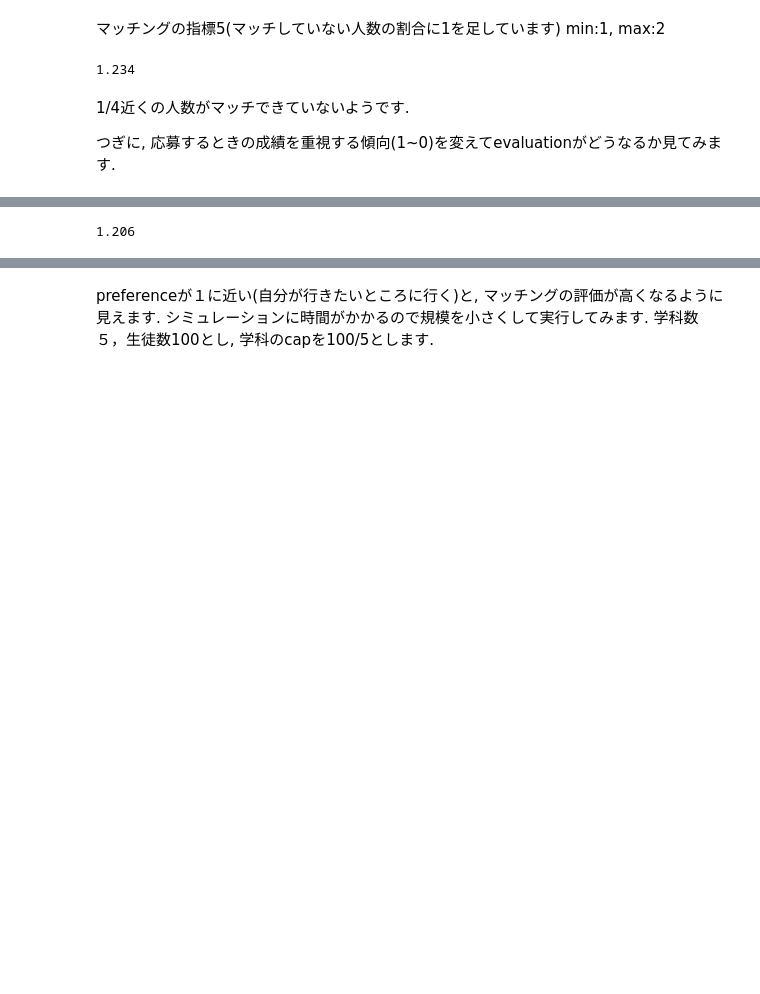
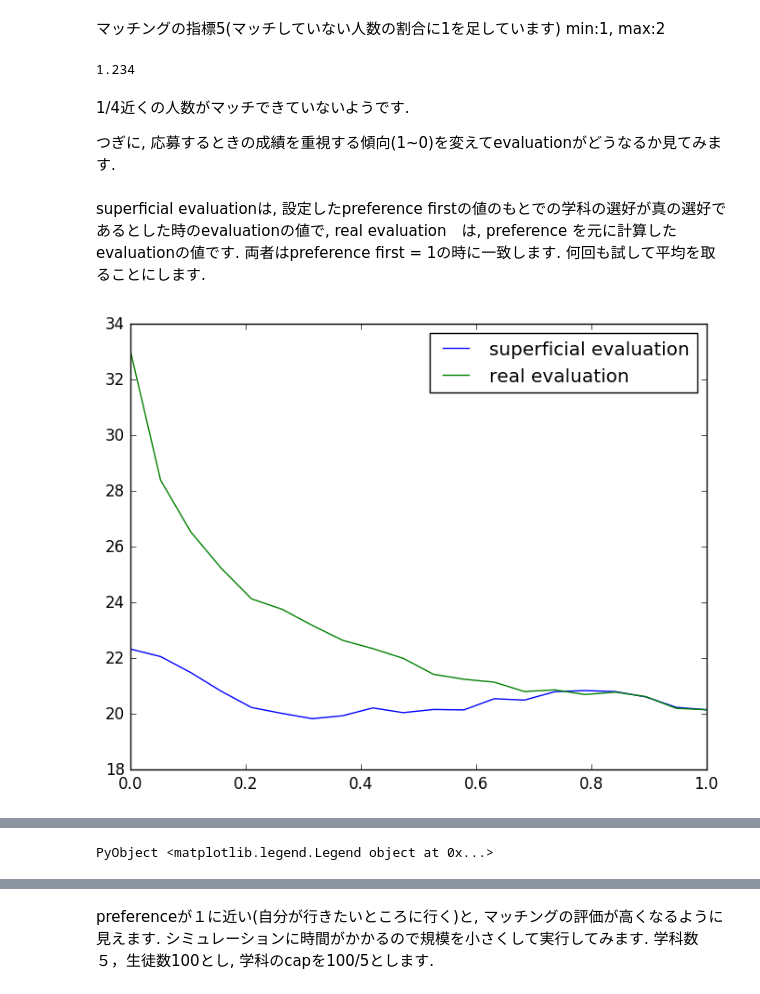
Before and after one commit to nswa17/-, a Jupyter notebook: demo.ipynb, the cells around one changed output, grey strips where cells are left out. Saved outputs shown, nothing was run; the diff lists cells and outputs as text; code cells hidden in the pictures; blank space fills up the shorter version.

```diff
--- a/demo.ipynb
+++ b/demo.ipynb
@@ -282,43 +282,66 @@ evaluate_matched5(s_matched, s_prefs)
 1/4近くの人数がマッチできていないようです.
 
 つぎに, 応募するときの成績を重視する傾向(1~0)を変えてevaluationがどうなるか見てみます.
+# %% [markdown]
+superficial evaluationは, 設定したpreference firstの値のもとでの学科の選好が真の選好であるとした時のevaluationの値で, real evaluation　は, preference を元に計算したevaluationの値です. 両者はpreference first = 1の時に一致します.
+何回も試して平均を取ることにします.
 # %%
 using DataFrames
 using PyPlot
 using ExcelReaders
+include("da.jl")
 include("functions.jl")
-student_num = 1000
+students_num = 1000
 mu = 0.5
 sigma2 = 0.2
 sigma2_error = 0.05
 
-akiramenai = []
-akirameru = []
-preferences  = collect(0:0.05:1)
-for preference in preferences
-    faculties_list = read_faculty_data("revised.csv", student_num)
-    faculty_num = length(faculties_list)
-    students_list = generate_students(student_num, mu, sigma2, sigma2_error, faculty_num, () -> preference)
+preferences  = collect(linspace(0, 1, 20))
+loops = 10
+faculties_list = read_faculty_data("revised.csv", student_num)
+faculty_num = length(faculties_list)
+ev_sups = []
+ev_reals = []
+for i in 1:loops
+    ev_sup = []
+    ev_real = []
 
+    students_list = generate_students(students_num, mu, sigma2, sigma2_error, faculty_num, ()->0)
+    set_real_prefs_students(students_list, faculties_list)
     set_prefs_faculties(faculties_list, students_list)
-    set_prefs_students(students_list, faculties_list)
-    set_real_prefs_students(students_list, faculties_list)
-    #println(faculties_list)
+    s_real_prefs = get_real_prefs(students_list)
+    for preference in preferences
+        for s in students_list
+            s.preference_first = preference
+        end
+        set_prefs_students(students_list, faculties_list)
 
-    s_prefs = generate_prefs(students_list)
-    s_real_prefs = get_real_prefs(students_list)
-    f_prefs = generate_prefs(faculties_list)
-    caps = generate_caps(faculties_list)
+        s_prefs = generate_prefs(students_list)
+        f_prefs = generate_prefs(faculties_list)
+        caps = generate_caps(faculties_list)
 
-    #println(s_prefs)
-    #println(f_prefs)
+        s_matched, f_matched, indptr = DA.call_match(s_prefs, f_prefs, caps)
+        push!(ev_sup,　evaluate_matched(s_matched, s_prefs))
+        push!(ev_real, evaluate_matched(s_matched, s_real_prefs))
+    end
+    push!(ev_sups, ev_sup)
+    push!(ev_reals, ev_real)
+end
 
-    s_matched, f_matched, indptr = DA.call_match(s_prefs, f_prefs, caps)
+new_ev_sup = []
+for i in 1:length(ev_sups[1])
+    mean = sum([d[i] for d in ev_sups])/length(ev_sups)
+    push!(new_ev_sup, mean)
+end
+new_ev_real = []
+for i in 1:length(ev_reals[1])
+    mean = sum([d[i] for d in ev_reals])/length(ev_reals)
+    push!(new_ev_real, mean)
+end
 
-    #sorted_students_list = get_sorted_students_list(students_list, faculties_list)
-    #println(sorted_students_list)
-    push!(akirameru, evaluate_matched(s_matched, s_prefs))
-    push!(akiramenai, evaluate_matched(s_matched, s_real_prefs))
-end
+plot(preferences, new_ev_sup, label="superficial evaluation")
+plot(preferences, new_ev_real, label="real evaluation")
+legend()
 # %% [output]
+[figure, added]
 WARNING: replacing module DA
@@ -325,4 +349 @@ WARNING: replacing module DA
+PyObject <matplotlib.legend.Legend object at 0x...>
-# %%
-evaluate_matched5(s_matched, s_prefs)
-# %% [output]
-1.206
```
Also changed, not shown: parts of 29 cells of this notebook.
